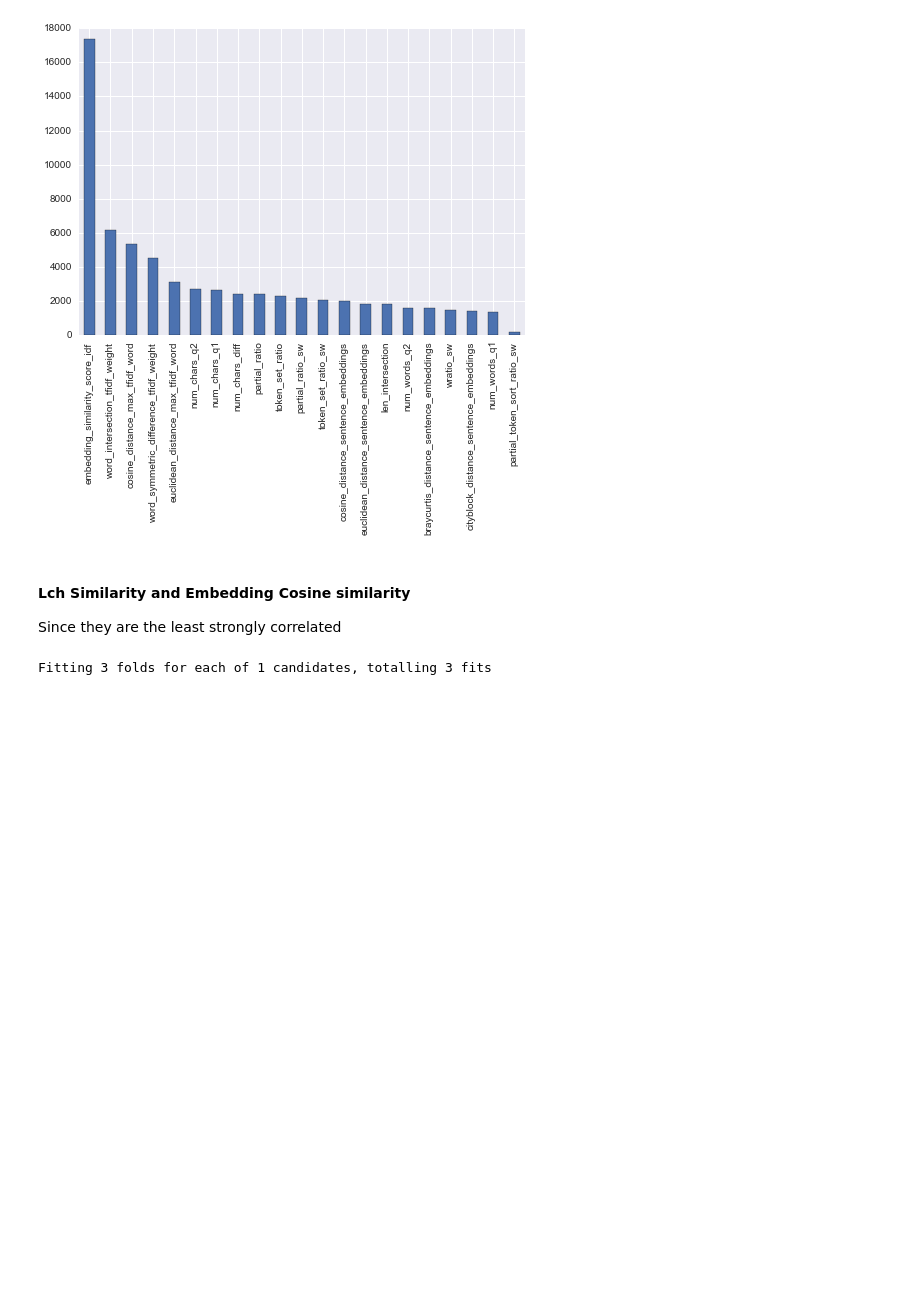
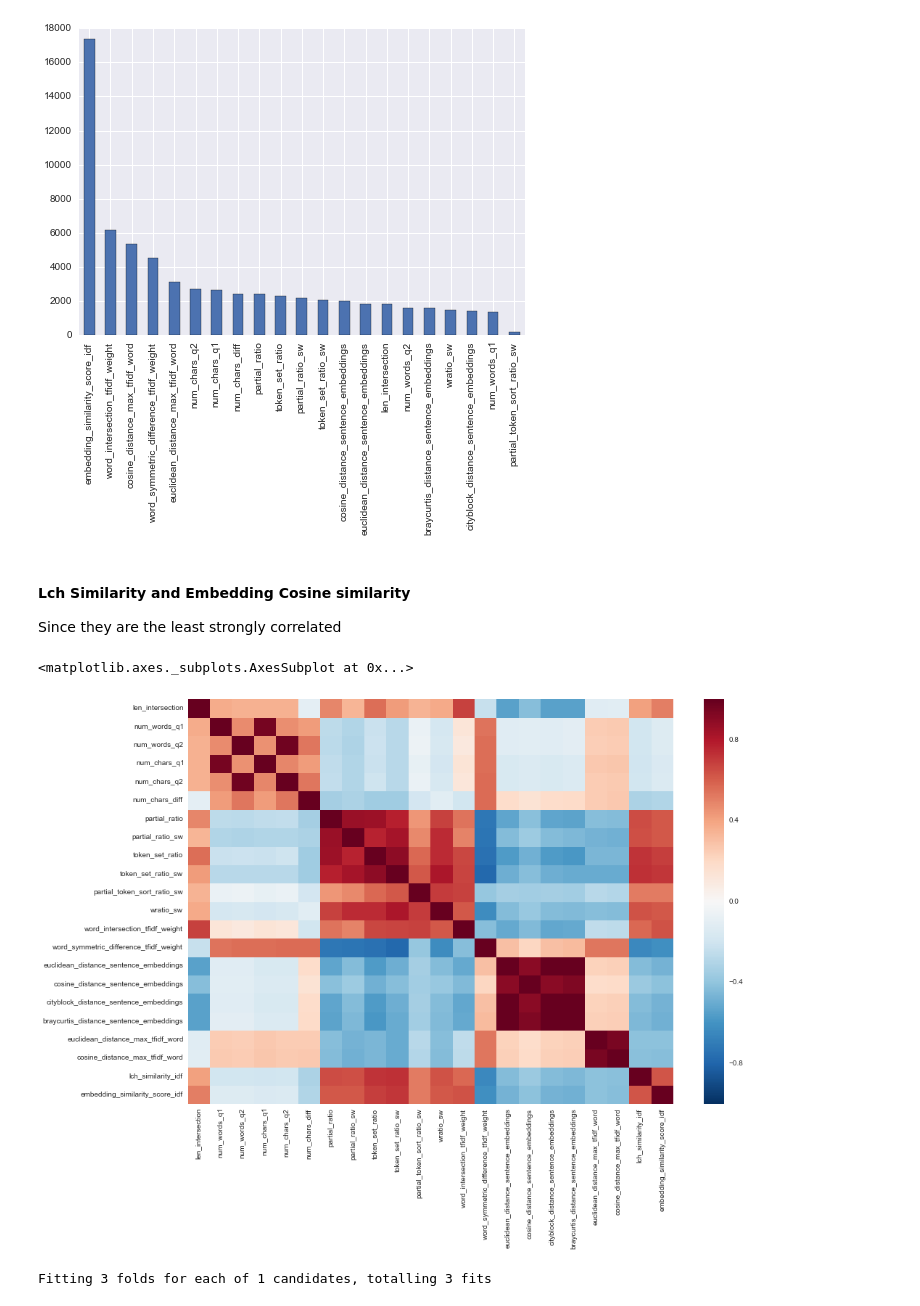
Before and after one commit to tamirbennatan/quora, a Jupyter notebook: xgboost/xgboost_extended_features.ipynb, the cells around one changed output. Drawn from its saved outputs; the diff is of its cells as text; code cells hidden in the pictures; blank space fills up the shorter version.

```diff
--- a/xgboost/xgboost_extended_features.ipynb
+++ b/xgboost/xgboost_extended_features.ipynb
@@ -707,6 +707,14 @@ feature_importance(grid_result_sim4.best_estimator_)
 #### Lch Similarity and Embedding Cosine similarity
 
 Since they are the least strongly correlated
+# %%
+corr = data[abridged_features + ['lch_similarity_idf' , 'embedding_similarity_score_idf']].corr()
+sns.heatmap(corr,
+            xticklabels=corr.columns.values,
+            yticklabels=corr.columns.values)
+# %% [output]
+<matplotlib.axes._subplots.AxesSubplot at 0x...>
+[figure, added]
 # %%
 model_sim5 = XGBClassifier(random_state = 550)
 # %%
```
Also changed, not shown: parts of 8 cells of this notebook, 7 other files.
